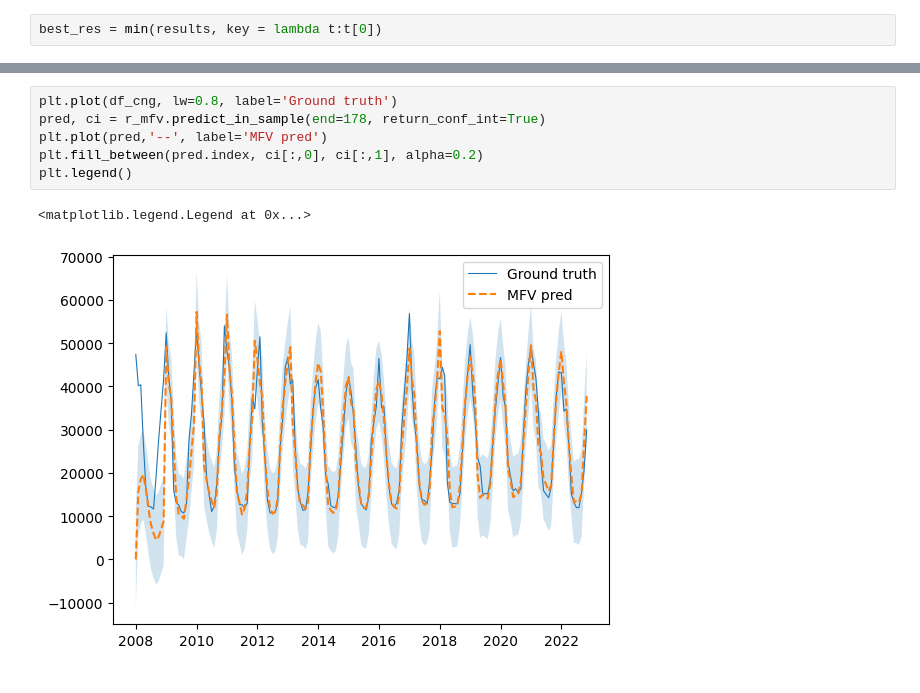
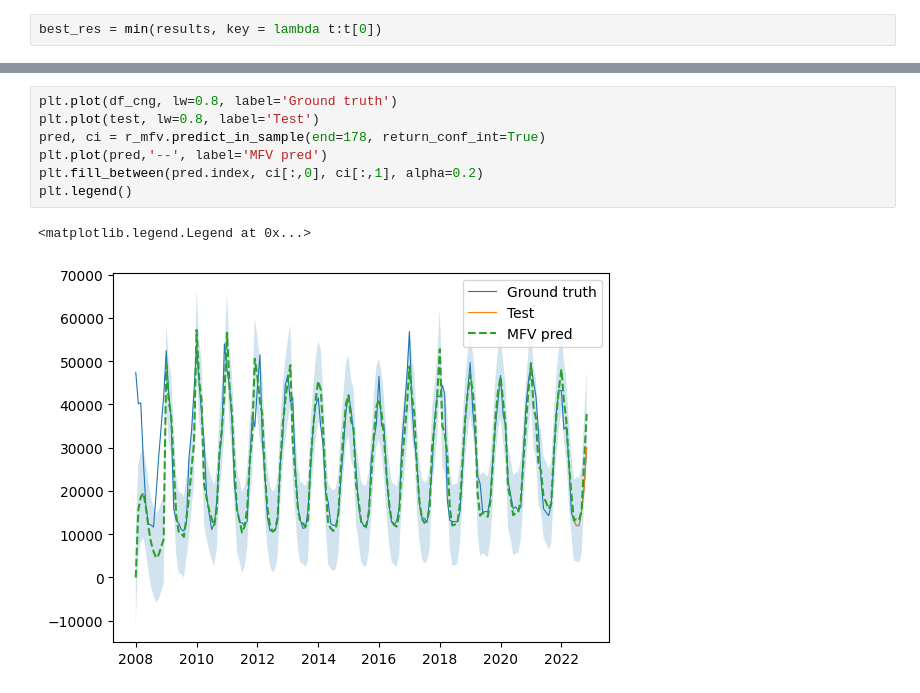
Before and after one commit to NevoleMarek/NI-SCR-assignment, a Jupyter notebook: project.ipynb, the cells around one changed output, grey strips where cells are left out. Cells and saved outputs as stored; diff of their text form.

```diff
--- a/project.ipynb
+++ b/project.ipynb
@@ -394,9 +393,10 @@ plt.legend()
 # %%
 plt.plot(df_cng, lw=0.8, label='Ground truth')
+plt.plot(test, lw=0.8, label='Test')
 pred, ci = r_mfv.predict_in_sample(end=178, return_conf_int=True)
 plt.plot(pred,'--', label='MFV pred')
 plt.fill_between(pred.index, ci[:,0], ci[:,1], alpha=0.2)
 plt.legend()
 # %% [output]
 <matplotlib.legend.Legend at 0x...>
-[figure, old version]
+[figure, new version]
```
Also changed, not shown: parts of 4 cells of this notebook.
